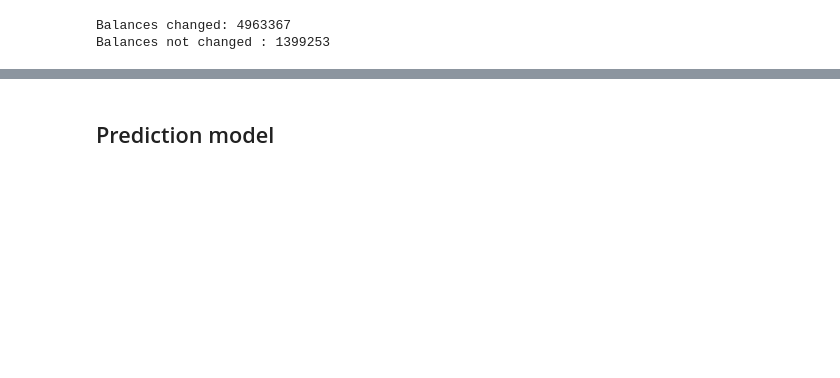
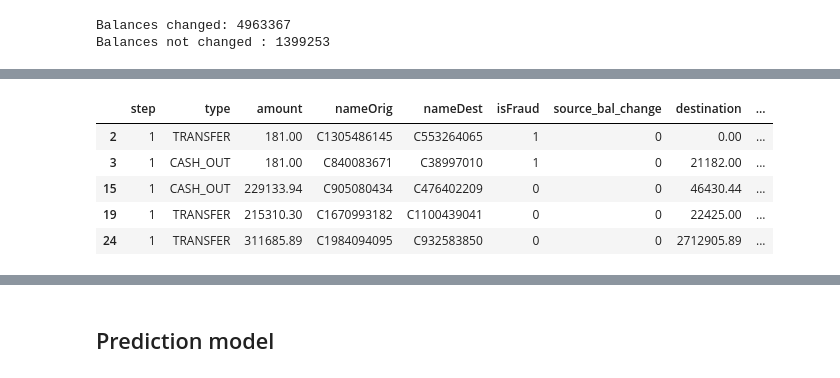
Before and after one commit to TitoTamburini/FDS_Final_Project, a Jupyter notebook: main_last_FDS.ipynb, the cells around one changed output, grey strips where cells are left out. Drawn from its saved outputs; the diff is of its cells as text; code cells hidden in the pictures; blank space fills up the shorter version.

```diff
--- a/main_last_FDS.ipynb
+++ b/main_last_FDS.ipynb
@@ -400,0 +424,11 @@ The history saving thread hit an unexpected error (OperationalError('database or
+# %%
+data =  data.loc[data['type'] != 'PAYMENT'].loc[data['type'] != 'CASH_IN'].loc[data['type'] != 'DEBIT']
+# %%
+data.head()
+# %% [output]
+|  | step | type | amount | nameOrig | nameDest | isFraud | source_bal_change | destination | ... |
+| 2 | 1 | TRANSFER | 181.00 | C1305486145 | C553264065 | 1 | 0 | 0.00 | ... |
+| 3 | 1 | CASH_OUT | 181.00 | C840083671 | C38997010 | 1 | 0 | 21182.00 | ... |
+| 15 | 1 | CASH_OUT | 229133.94 | C905080434 | C476402209 | 0 | 0 | 46430.44 | ... |
+| 19 | 1 | TRANSFER | 215310.30 | C1670993182 | C1100439041 | 0 | 0 | 22425.00 | ... |
+| 24 | 1 | TRANSFER | 311685.89 | C1984094095 | C932583850 | 0 | 0 | 2712905.89 | ... |
```
Also changed, not shown: parts of 20 cells of this notebook, 1 other file.
